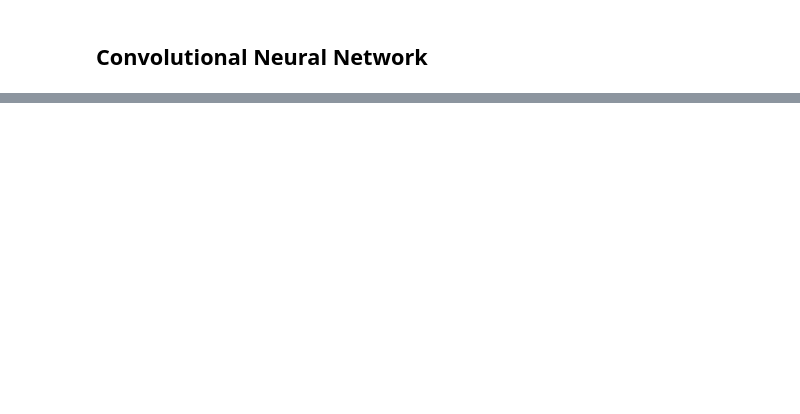
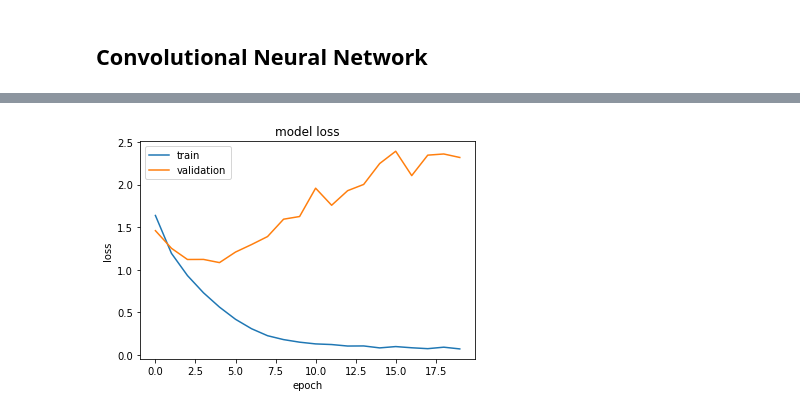
Before and after one commit to alanwmy00/FacialEmotionRecog, a Jupyter notebook: FacialEmotionRecognition.ipynb, the cells around one changed output, grey strips where cells are left out. Cells and saved outputs as stored; diff of their text form; code cells hidden in the pictures; blank space fills up the shorter version.

```diff
--- a/FacialEmotionRecognition.ipynb
+++ b/FacialEmotionRecognition.ipynb
@@ -549,0 +454,19 @@ model2.save('saved_model/cnn.h5')
+# %%
+model3 = Sequential([
+  layers.Conv2D(32, (3, 3), activation='relu', input_shape=(48, 48, 1)),
+  layers.Conv2D(16, 3, padding='same', activation='relu'),
+  layers.MaxPooling2D(),
+  layers.Conv2D(32, 3, padding='same', activation='relu'),
+  layers.MaxPooling2D(),
+  layers.Conv2D(64, 3, padding='same', activation='relu'),
+  layers.MaxPooling2D(),
+  layers.Flatten(),
+  layers.Dense(128, activation='relu'),
+  layers.Dense(7)
+])
+# %%
+model3.compile(optimizer='adam',
+              loss=tf.keras.losses.SparseCategoricalCrossentropy(from_logits=True),
+              metrics=['accuracy'])
+# %%
+history3 = model3.fit(train_x_cnn, train_y, epochs = 20, validation_data = (val_x_cnn, val_y))
@@ -549,0 +491,10 @@ model2.save('saved_model/cnn.h5')
+# %%
+plt.plot(history3.history['loss'])
+plt.plot(history3.history['val_loss'])
+plt.title('model loss')
+plt.ylabel('loss')
+plt.xlabel('epoch')
+plt.legend(['train', 'validation'], loc='upper left')
+plt.show()
+# %% [output]
+[figure, added]
```
Also changed, not shown: parts of 19 cells of this notebook, 2 other files.
